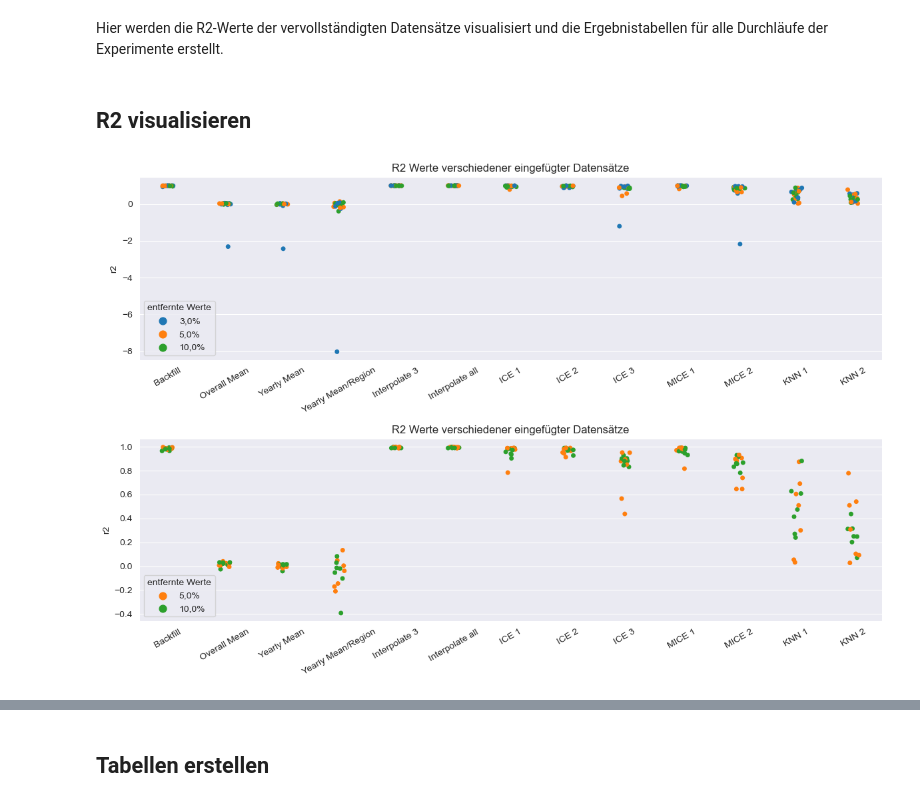
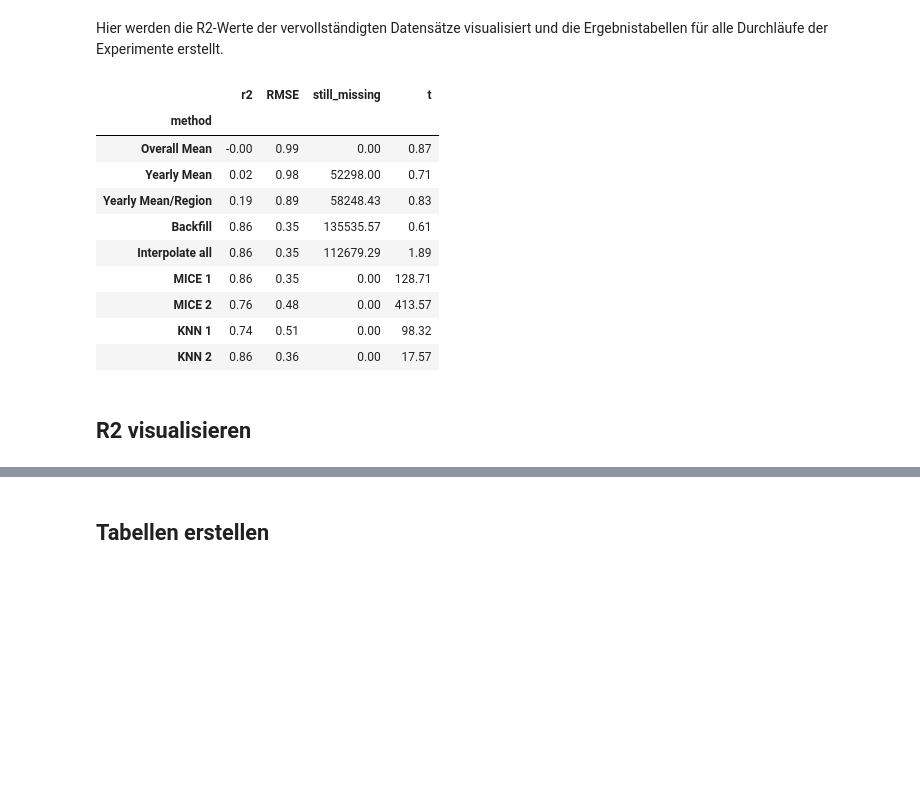
Before and after one commit to MarieFlatow/BA_weltbank, a Jupyter notebook: 06_evaluating_r2.ipynb, the cells around one changed output, grey strips where cells are left out. Cells and saved outputs as stored; diff of their text form; code cells hidden in the pictures; blank space fills up the shorter version.

```diff
--- a/06_evaluating_r2.ipynb
+++ b/06_evaluating_r2.ipynb
@@ -31,59 +33,48 @@ sets['r1_detail'].set_index(['method', 'run'], inplace=True)
 sets['r2_detail'].set_index(['method', 'run'], inplace=True)
 sets['r3_detail'].set_index(['method', 'run'], inplace=True)
 
-sets['r1'].columns = ['method', 'r2','RMSE','still_missing','t']
-sets['r2'].columns = ['method', 'r2','RMSE','still_missing','t']
-sets['r3'].columns = ['method', 'r2','RMSE','still_missing','t']
+sets['r1_detail'] = sets['r1_detail'].loc[order]
+sets['r2_detail'] = sets['r2_detail'].loc[order]
+sets['r3_detail'] = sets['r3_detail'].loc[order]
 
 sets['r1_detail'].still_missing = sets['r1_detail'].still_missing.astype(int)
 sets['r2_detail'].still_missing = sets['r2_detail'].still_missing.astype(int)
 sets['r3_detail'].still_missing = sets['r3_detail'].still_missing.astype(int)
 
+### average sets
+
+
+
+sets['r1'].columns = ['method', 'r2','RMSE','still_missing','t']
+sets['r2'].columns = ['method', 'r2','RMSE','still_missing','t']
+sets['r3'].columns = ['method', 'r2','RMSE','still_missing','t']
+
+sets['r1'].replace('Yearly Mean per Region', 'Yearly Mean/Region', inplace=True)
+sets['r2'].replace('Yearly Mean per Region', 'Yearly Mean/Region', inplace=True)
+sets['r3'].replace('Yearly Mean per Region', 'Yearly Mean/Region', inplace=True)
 
 sets['r1'].set_index('method', inplace=True)
 sets['r2'].set_index('method', inplace=True)
 sets['r3'].set_index('method', inplace=True)
+
+
+
+sets['r1'] = sets['r1'].loc[order]
+sets['r2'] = sets['r2'].loc[order]
+sets['r3'] = sets['r3'].loc[order]
+# %%
+sets['r1']
+# %% [output]
+|  | r2 | RMSE | still_missing | t |
+| method |  |  |  |  |
+| Overall Mean | -0.00 | 0.99 | 0.00 | 0.87 |
+| Yearly Mean | 0.02 | 0.98 | 52298.00 | 0.71 |
+| Yearly Mean/Region | 0.19 | 0.89 | 58248.43 | 0.83 |
+| Backfill | 0.86 | 0.35 | 135535.57 | 0.61 |
+| Interpolate all | 0.86 | 0.35 | 112679.29 | 1.89 |
+| MICE 1 | 0.86 | 0.35 | 0.00 | 128.71 |
+| MICE 2 | 0.76 | 0.48 | 0.00 | 413.57 |
+| KNN 1 | 0.74 | 0.51 | 0.00 | 98.32 |
+| KNN 2 | 0.86 | 0.36 | 0.00 | 17.57 |
 # %% [markdown]
 ## R2 visualisieren
-# %%
-rs = pd.DataFrame({'3,0%': sets['r1_detail'].r2, '5,0%':sets['r2_detail'].r2, '10,0%': sets['r3_detail'].r2},
-                 index = sets['r1_detail'].r2.index)
-rs = rs.reset_index()
-
-rs2 = pd.DataFrame({'5,0%':sets['r2_detail'].r2, '10,0%': sets['r3_detail'].r2},
-                 index = sets['r1_detail'].r2.index)
-rs2 = rs.reset_index()
-rs2.drop(['index', '3,0%'], axis=1, inplace=True)
-
-
-d1 = pd.DataFrame(rs.drop('run', axis=1).set_index('method').stack())
-d1 = d1.reset_index()
-d1.columns = ['Methode', 'entfernte Werte', 'r2']
-
-d2 = pd.DataFrame(rs2.drop('run', axis=1).set_index('method').stack())
-d2 = d2.reset_index()
-d2.columns = ['Methode', 'entfernte Werte', 'r2']
-
-
-
-sns.set_style("darkgrid")
-#sns.set_palette("Set1")
-sns.set_palette("tab10")
-
-fig, (ax1, ax2) = plt.subplots(figsize =(12, 8), nrows=2)
-sns.stripplot(data=d1, x='Methode', y='r2', hue='entfernte Werte', palette=["C0", "C1", "C2", ], ax=ax1)
-sns.stripplot(data=d2, x='Methode', y='r2', hue='entfernte Werte', palette=["C1", "C2"], ax=ax2)
-
-ax1.set_title('R2 Werte verschiedener eingefügter Datensätze')
-ax1.tick_params(axis='x', rotation=30)
-ax1.set_xlabel('')
-
-ax2.set_title('R2 Werte verschiedener eingefügter Datensätze')
-ax2.tick_params(axis='x', rotation=30)
-ax2.set_xlabel('')
-
-plt.tight_layout()
-
-plt.savefig('figures/results/r2')
-# %% [output]
-[figure, removed]
```
Also changed, not shown: parts of 11 cells of this notebook, 24 other files.
